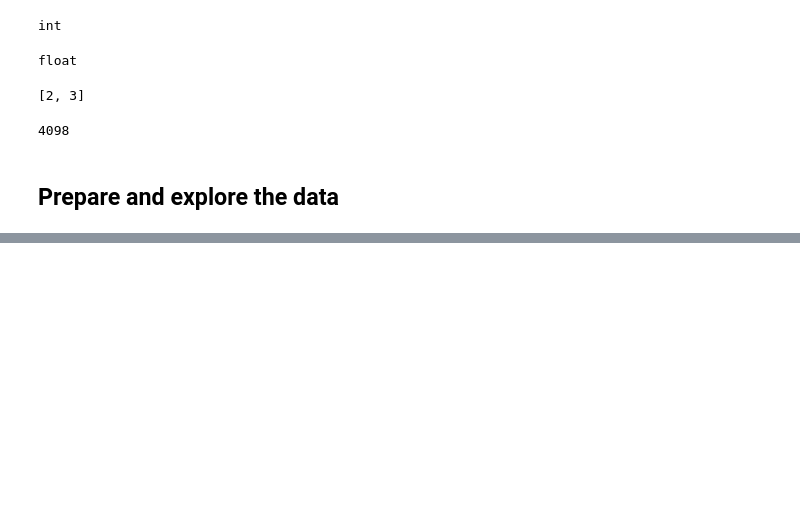
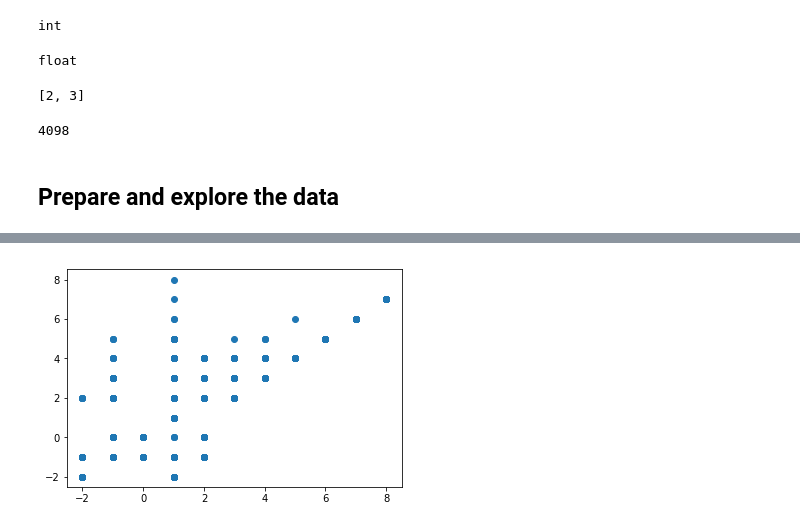
Before and after one commit to JoanClaverol/ubiqum_creditAssesment, a Jupyter notebook: scripts/.ipynb, the cells around one changed output, grey strips where cells are left out. Saved outputs shown, nothing was run; the diff lists cells and outputs as text; code cells hidden in the pictures; blank space fills up the shorter version.

```diff
--- a/scripts/.ipynb
+++ b/scripts/.ipynb
@@ -70,0 +203,8 @@ tel["jack"]
+# %%
+# time for some scatter plots
+x = data["PAY_0"]
+y = data["PAY_2"]
+plt.scatter(x, y)
+plt.show()
+# %% [output]
+[figure, added]
```
Also changed, not shown: parts of 27 cells of this notebook, 2 other files.
